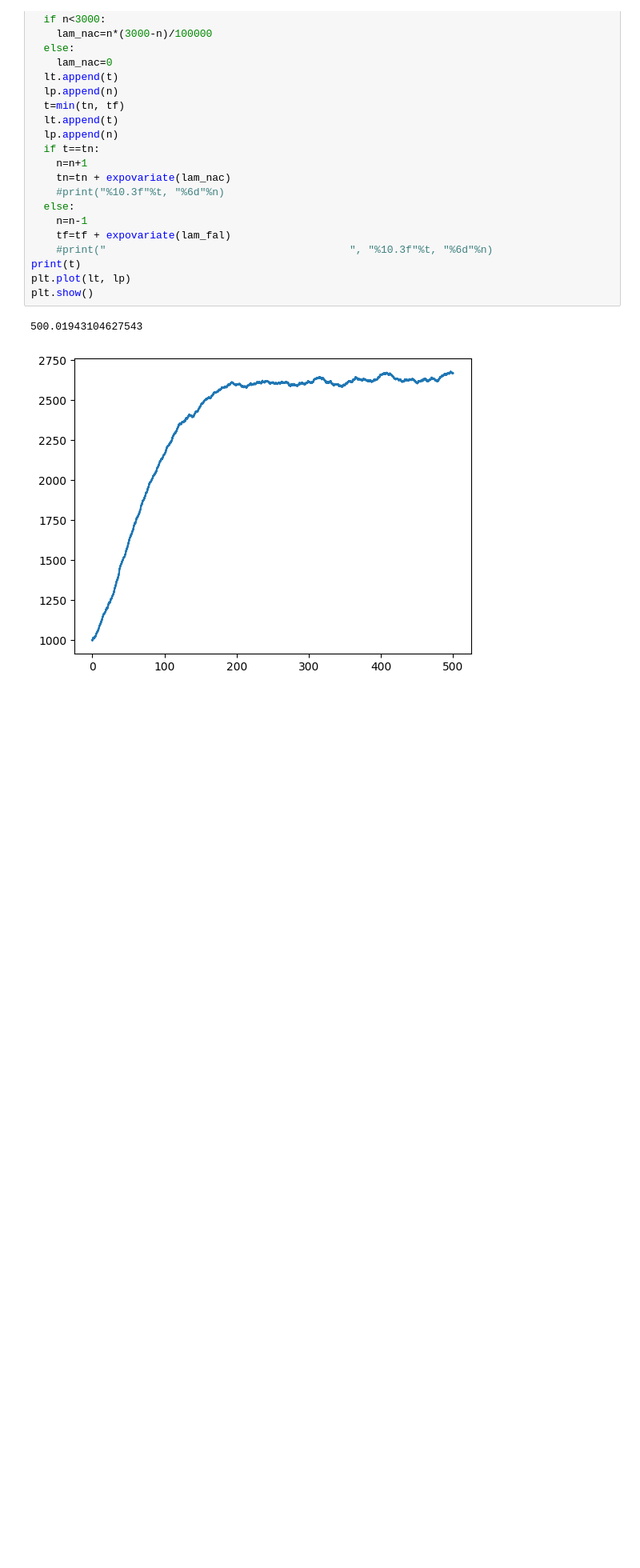
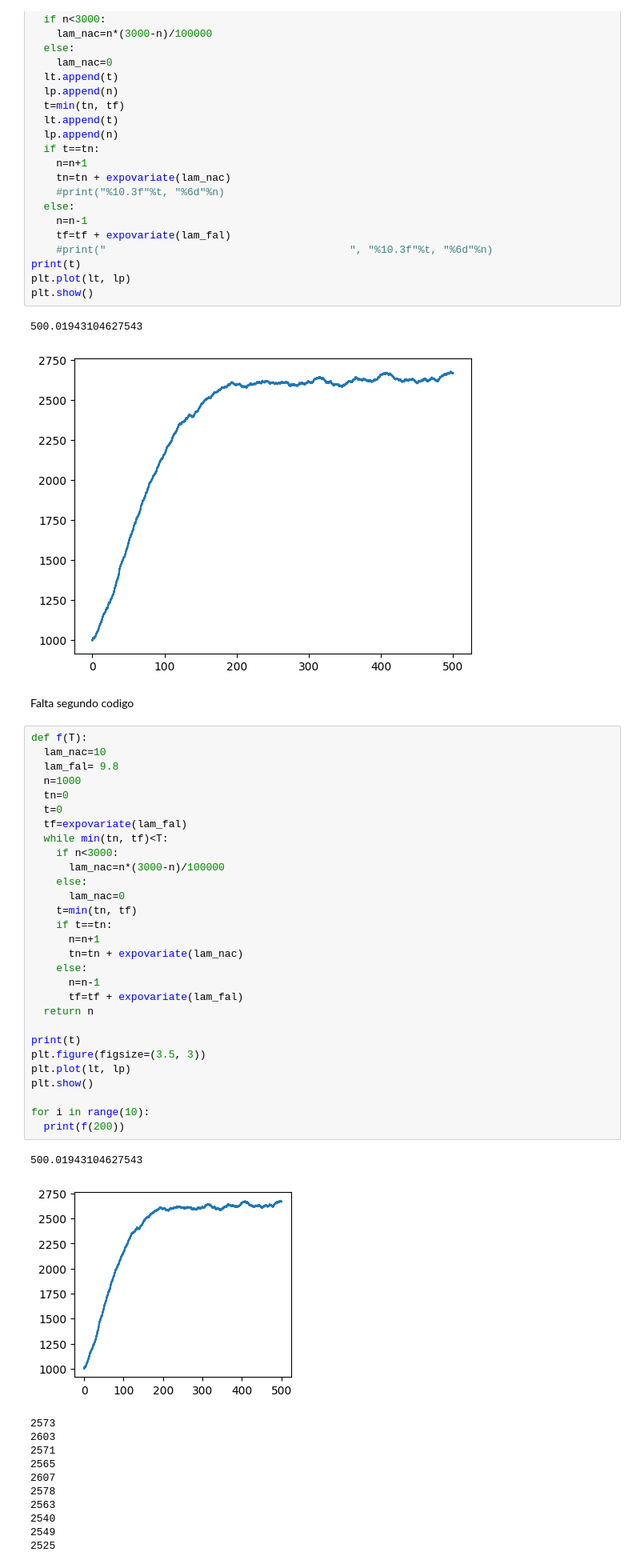
Before and after one commit to Jair-RM/Simulacion-I-Figols, a Jupyter notebook: Ejercicio_04_Nov_(poblacion).ipynb, the cells around one changed output. Shown at 80% size. Saved outputs shown, nothing was run; the diff lists cells and outputs as text; blank space fills up the shorter version.

```diff
--- a/Ejercicio_04_Nov_(poblacion).ipynb
+++ b/Ejercicio_04_Nov_(poblacion).ipynb
@@ -59,3 +60,47 @@ plt.show()
 # %% [output]
 500.01943104627543
 [figure]
+# %% [markdown]
+Falta segundo codigo
+# %%
+def f(T):
+  lam_nac=10
+  lam_fal= 9.8
+  n=1000
+  tn=0
+  t=0
+  tf=expovariate(lam_fal)
+  while min(tn, tf)<T:
+    if n<3000:
+      lam_nac=n*(3000-n)/100000
+    else:
+      lam_nac=0
+    t=min(tn, tf)
+    if t==tn:
+      n=n+1
+      tn=tn + expovariate(lam_nac)
+    else:
+      n=n-1
+      tf=tf + expovariate(lam_fal)
+  return n
+
+print(t)
+plt.figure(figsize=(3.5, 3))
+plt.plot(lt, lp)
+plt.show()
+
+for i in range(10):
+  print(f(200))
+# %% [output]
+500.01943104627543
+[figure, added]
+2573
+2603
+2571
+2565
+2607
+2578
+2563
+2540
+2549
+2525
```
Also changed, not shown: parts of 5 cells of this notebook.
